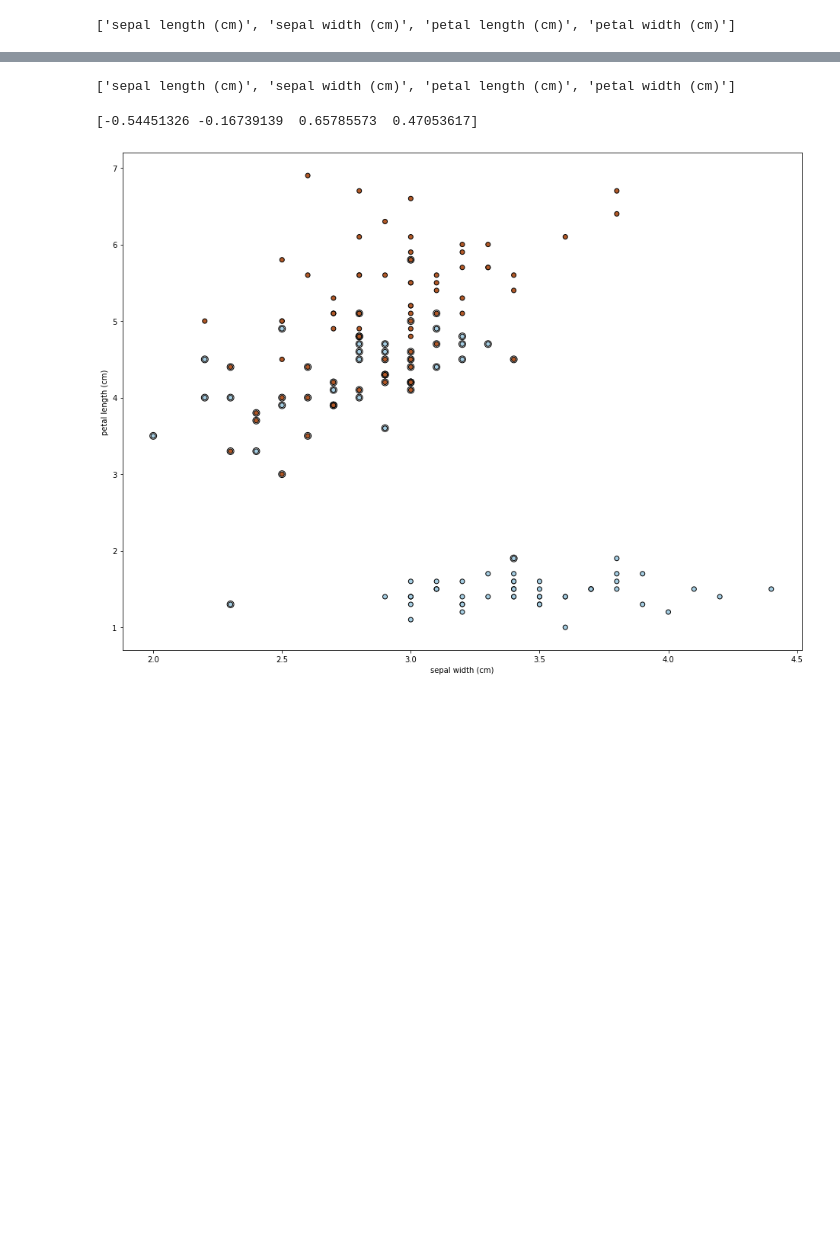
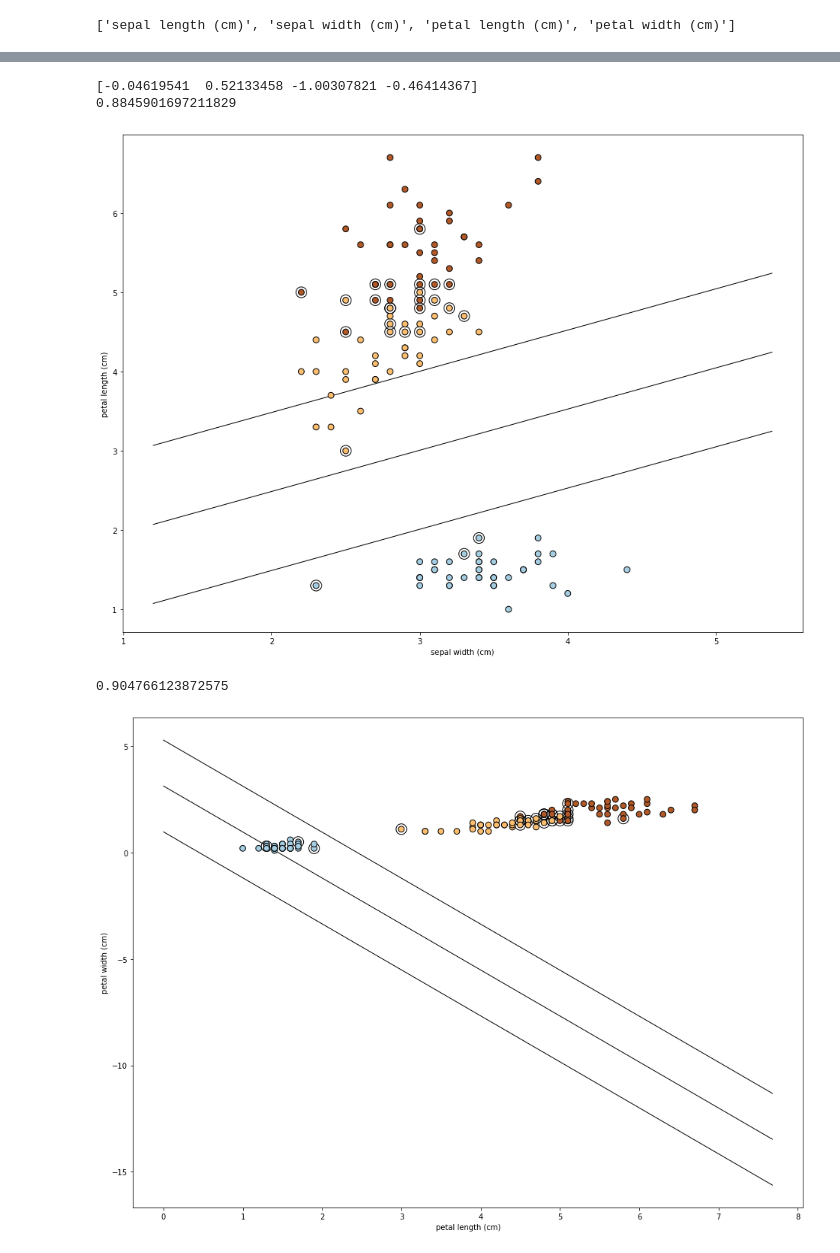
Before and after one commit to maxlengdell/D7041E, a Jupyter notebook: Labs/D7041E_code_for_lab1.ipynb, the cells around one changed output, grey strips where cells are left out. Cells and saved outputs as stored; diff of their text form; code cells hidden in the pictures; blank space fills up the shorter version.

```diff
--- a/Labs/D7041E_code_for_lab1.ipynb
+++ b/Labs/D7041E_code_for_lab1.ipynb
@@ -327,9 +327,9 @@ iris = load_iris()
 
 
 
-X = iris.data[:,:2] #First two features
+X = iris.data[:,:4] #All features
 y = iris.target
-feature_names = iris.feature_names[:2]
+feature_names = iris.feature_names[:4]
 print(iris.feature_names)
 classes = iris.target_names
 
@@ -410,13 +396,3 @@ SVC with polynomial kernel (OVR) has accuracy 0.9
-# %%
-X = iris.data[:,:4] #First two features
-y = iris.target
-feature_names = iris.feature_names[:4]
-print(feature_names)
-classes = iris.target_names
-
-X_train, X_test, Y_train, Y_test = train_test_split(X,y, test_size=0.2, train_size=0.8)
-# %% [output]
-['sepal length (cm)', 'sepal width (cm)', 'petal length (cm)', 'petal width (cm)']
 # %%
 linearOVR = svm.SVC(kernel='linear', decision_function_shape='ovr').fit(X,y)
 #poly_svcOVR = svm.SVC(kernel='poly', degree=3, decision_function_shape='ovr').fit(X,y)
@@ -424,38 +400,65 @@ linearOVR = svm.SVC(kernel='linear', decision_function_shape='ovr').fit(X,y)
 # %%
 Y = [0] * 75 + [1] * 75
 
 #2vs3 decision boundry
 clf = svm.SVC(kernel='linear', decision_function_shape='ovr')
-clf.fit(X, Y)
+clf.fit(X_train, Y_train)
 w = clf.coef_[0]
 print(w)
 a = -w[1] / w[2]
 
 h = 0.02
-x_min, x_max = X[:, 1].min() - 1, X[:, 1].max() + 1
-y_min, y_max = X[:, 2].min() - 1, X[:, 2].max() + 1
-xx, yy = np.meshgrid(np.arange(x_min, x_max, h),np.arange(y_min,y_max,h))
+x1_min, x1_max = X_train[:, 1].min() - 1, X_train[:, 1].max() + 1
+x1= (np.arange(x1_min, x1_max, h))
 
-yy2 = a * xx + (clf.intercept_[0]) / w[0]
-
+yy = a * x1 - (clf.intercept_[0]) / w[2]
 #print(len(clf.support_vectors_))
-margin = 1 / np.sqrt(np.sum(clf.coef_ ** 2))
-
+margin = 1 / np.sqrt(np.sum(clf.coef_[0][1:3] ** 2))
+print(margin)
 yy_down = yy - np.sqrt(1 + a ** 2) * margin
 yy_up = yy + np.sqrt(1 + a ** 2) * margin
 
 plt.figure(1, figsize=(16, 12))
 plt.clf()
-#plt.plot(xx, yy, "k-")
-#plt.plot(xx, yy_down, "k-")
-#plt.plot(xx, yy_up, "k-")
-plt.scatter(clf.support_vectors_[:, 1], clf.support_vectors_[:, 2], s=80, facecolors="none", zorder=10, edgecolors="k")
-plt.scatter(X[:, 1], X[:, 2], c=Y, zorder=10, cmap=plt.cm.Paired, edgecolors="k")
+plt.plot(x1, yy, "k-", linewidth=1)
+plt.plot(x1, yy_down, "k-", linewidth=1)
+plt.plot(x1, yy_up, "k-", linewidth=1)
+plt.scatter(clf.support_vectors_[:, 1], clf.support_vectors_[:, 2], s=200, facecolors="none", zorder=10, edgecolors="k")
+plt.scatter(X_train[:, 1], X_train[:, 2], c=Y_train, zorder=10, s=60, cmap=plt.cm.Paired, edgecolors="k")
 plt.xlabel(feature_names[1])
 plt.ylabel(feature_names[2])
 plt.show()
 
 #3vs4 decision boundry
+a = -w[2] / w[3]
+
+x3_min, x3_max = X_train[:, 3].min() - 1, X_train[:, 3].max() + 1
+x3= (np.arange(x3_min, x3_max, h))
+x2_min, x2_max = X_train[:, 2].min() - 1, X_train[:, 2].max() + 1
+x2= (np.arange(x2_min, x2_max, h))
+
+h = 0.02
+
+yy = a * x2 - (clf.intercept_[0]) / w[3]
+#print(len(clf.support_vectors_))
+margin = 1 / np.sqrt(np.sum(clf.coef_[0][2:4] ** 2))
+print(margin)
+yy_down = yy - np.sqrt(1 + a ** 2) * margin
+yy_up = yy + np.sqrt(1 + a ** 2) * margin
+
+plt.figure(1, figsize=(16, 12))
+plt.clf()
+plt.plot(x2, yy, "k-", linewidth=1)
+plt.plot(x2, yy_down, "k-", linewidth=1)
+plt.plot(x2, yy_up, "k-", linewidth=1)
+plt.scatter(clf.support_vectors_[:, 2], clf.support_vectors_[:, 3], s=200, facecolors="none", zorder=10, edgecolors="k")
+plt.scatter(X_train[:, 2], X_train[:, 3], c=Y_train, zorder=10, s=60, cmap=plt.cm.Paired, edgecolors="k")
+plt.xlabel(feature_names[2])
+plt.ylabel(feature_names[3])
+plt.show()
 # %% [output]
-[-0.54451326 -0.16739139  0.65785573  0.47053617]
+[-0.04619541  0.52133458 -1.00307821 -0.46414367]
+0.8845901697211829
-[figure, old version]
+[figure, new version]
+0.904766123872575
+[figure, added]
```
Also changed, not shown: parts of 1 cell of this notebook.
